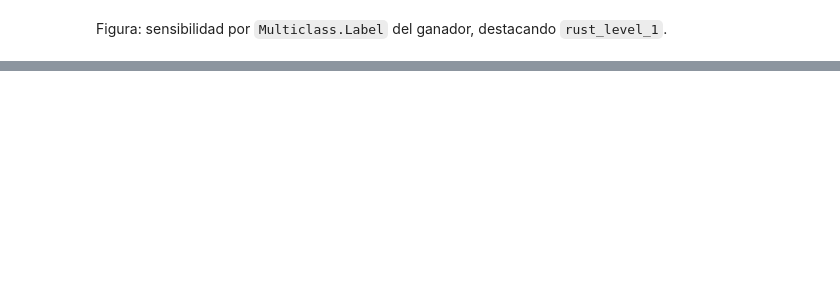
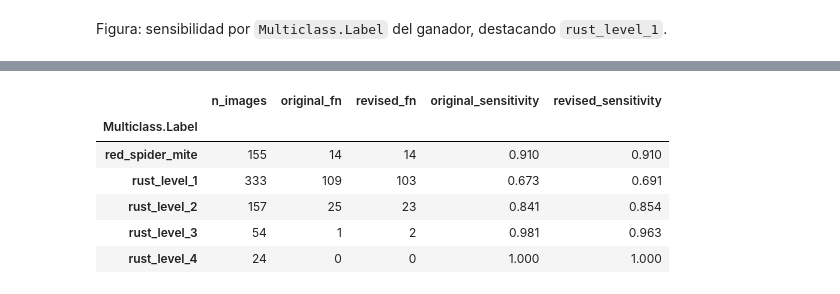
Before and after one commit to giovannyjb/diagnostico-hojas-cafe, a Jupyter notebook: notebooks/rocole/D-cv-errores/06-sensibilidad-multiclass-c.ipynb, the cells around one changed output, grey strips where cells are left out. Saved outputs shown, nothing was run; the diff lists cells and outputs as text; code cells hidden in the pictures; blank space fills up the shorter version.

```diff
--- a/notebooks/rocole/D-cv-errores/06-sensibilidad-multiclass-c.ipynb
+++ b/notebooks/rocole/D-cv-errores/06-sensibilidad-multiclass-c.ipynb
@@ -235,0 +631,47 @@ Hipótesis (sin medir lesión aparte): la roya nivel 1 deja poco cambio de color
+# %%
+notebook_path = Path("06-sensibilidad-multiclass-c.ipynb")
+with notebook_path.open(encoding="utf-8") as notebook_file:
+    notebook_cells = json.load(notebook_file)["cells"]
+attachment_groups = [cell["attachments"] for cell in notebook_cells if "predicciones_por_foto.csv.gz" in cell.get("attachments", {})]
+if len(attachment_groups) != 1:
+    raise ValueError("El cuaderno debe contener una copia del registro de la réplica.")
+attachments = attachment_groups[0]
+
+def verified_attachment(name, mime, expected_sha256, *, compressed=False):
+    raw = base64.b64decode(attachments[name][mime], validate=True)
+    content = gzip.decompress(raw) if compressed else raw
+    if hashlib.sha256(content).hexdigest() != expected_sha256:
+        raise ValueError(f"La huella del recurso {name} difiere de la registrada.")
+    return content
+
+revised_bytes = verified_attachment(
+    "predicciones_por_foto.csv.gz", "application/gzip",
+    "1349603a535ef31fbb2502ac9f89a4fe3b8593a81416a89fda5a873959ff62c8",
+    compressed=True,
+)
+revised = pd.read_csv(BytesIO(revised_bytes))
+assert revised["File"].is_unique and set(revised["File"]) == set(audit["File"])
+assert not revised[["component", "fold_revisado", "prediction"]].isna().any().any()
+assert revised.groupby("component")["fold_revisado"].nunique().eq(1).all()
+assert set(revised["prediction"]) == {"healthy", "unhealthy"}
+comparison = audit.merge(
+    revised, on=["File", "link_group", "plant_key", "Binary.Label", "Multiclass.Label"],
+    how="outer", validate="one_to_one", indicator=True,
+)
+assert comparison["_merge"].eq("both").all()
+comparison["fn_revised"] = comparison["prediction"].eq("healthy") & comparison["y_true"].eq("unhealthy")
+reviewed_rates = comparison.loc[comparison["y_true"].eq("unhealthy")].groupby("Multiclass.Label").agg(
+    n_images=("File", "size"), original_fn=("is_fn", "sum"), revised_fn=("fn_revised", "sum"),
+)
+reviewed_rates["original_sensitivity"] = 1 - reviewed_rates["original_fn"] / reviewed_rates["n_images"]
+reviewed_rates["revised_sensitivity"] = 1 - reviewed_rates["revised_fn"] / reviewed_rates["n_images"]
+reviewed_rates.to_csv(results_dir / "rocole_d06_sensibilidad_agrupacion_revisada.csv")
+reviewed_rates.round(3)
+# %% [output]
+|  | n_images | original_fn | revised_fn | original_sensitivity | revised_sensitivity |
+| Multiclass.Label |  |  |  |  |  |
+| red_spider_mite | 155 | 14 | 14 | 0.910 | 0.910 |
+| rust_level_1 | 333 | 109 | 103 | 0.673 | 0.691 |
+| rust_level_2 | 157 | 25 | 23 | 0.841 | 0.854 |
+| rust_level_3 | 54 | 1 | 2 | 0.981 | 0.963 |
+| rust_level_4 | 24 | 0 | 0 | 1.000 | 1.000 |
```
Also changed, not shown: parts of 62 cells of this notebook, 2 other files.
